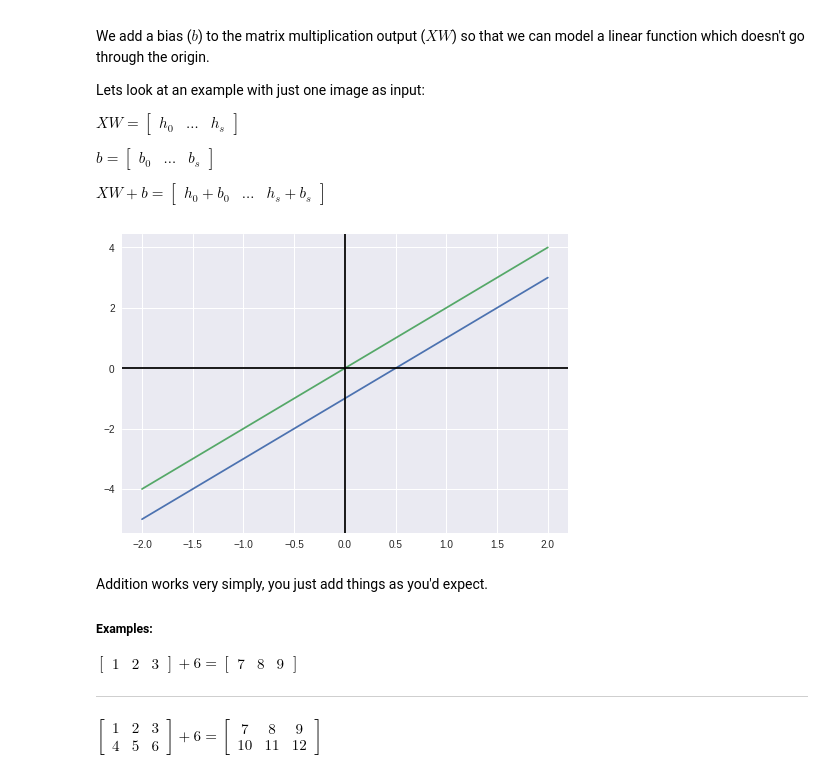
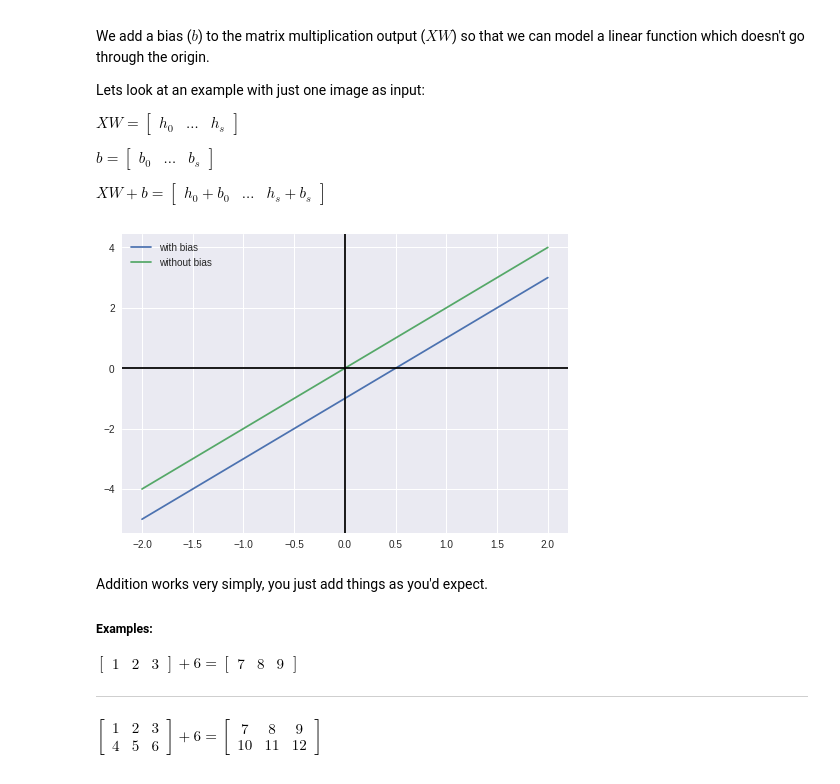
Before and after one commit to KiranArun/Neural_Networks-101-demo, a Jupyter notebook: Basic_MNIST-documentation.ipynb, the cells around one changed output. Saved outputs shown, nothing was run; the diff lists cells and outputs as text; code cells hidden in the pictures.

```diff
--- a/Basic_MNIST-documentation.ipynb
+++ b/Basic_MNIST-documentation.ipynb
@@ -586,24 +581,25 @@ h_{0}+b_{0} & \dots & h_{s}+b_{s}
 # %%
 def with_bias(x):
     return(x*W + b)
 
 def without_bias(x):
     return(x*W)
 
 W = 2.0
 b = -1.0
 
 x = np.linspace(-2,2,41)
 y_bias = with_bias(x)
 y_no_bias = without_bias(x)
 
-plt.plot(x,y_bias)
-plt.plot(x,y_no_bias)
+plt.plot(x,y_bias,label='with bias')
+plt.plot(x,y_no_bias,label='without bias')
 plt.axhline(0,c='black')
 plt.axvline(0,c='black')
+plt.legend()
 plt.show()
 # %% [output]
-[figure, old version]
+[figure, new version]
 # %% [markdown]
 Addition works very simply, you just add things as you'd expect.
 
```
Also changed, not shown: parts of 11 cells of this notebook, 1 other file.
